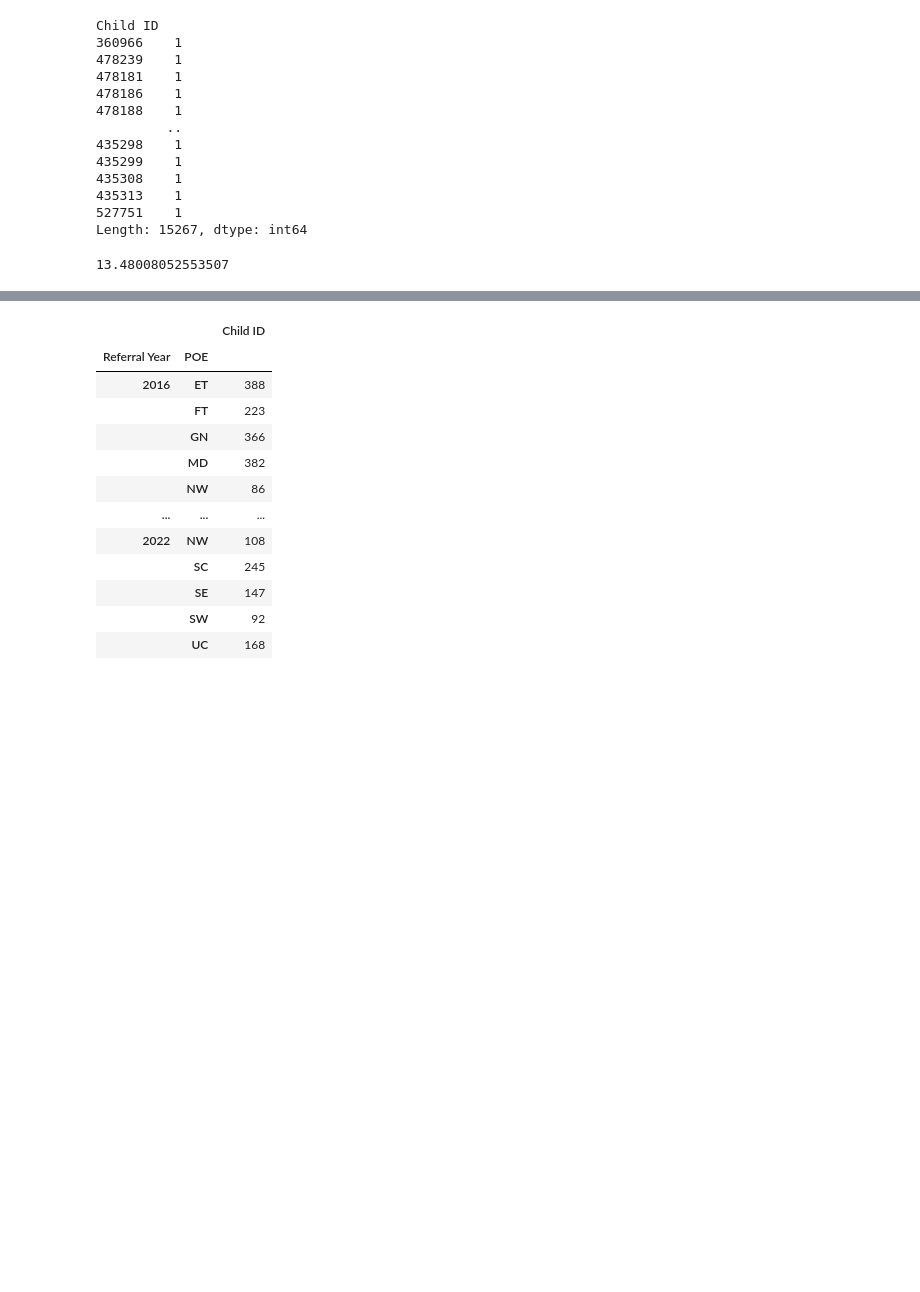
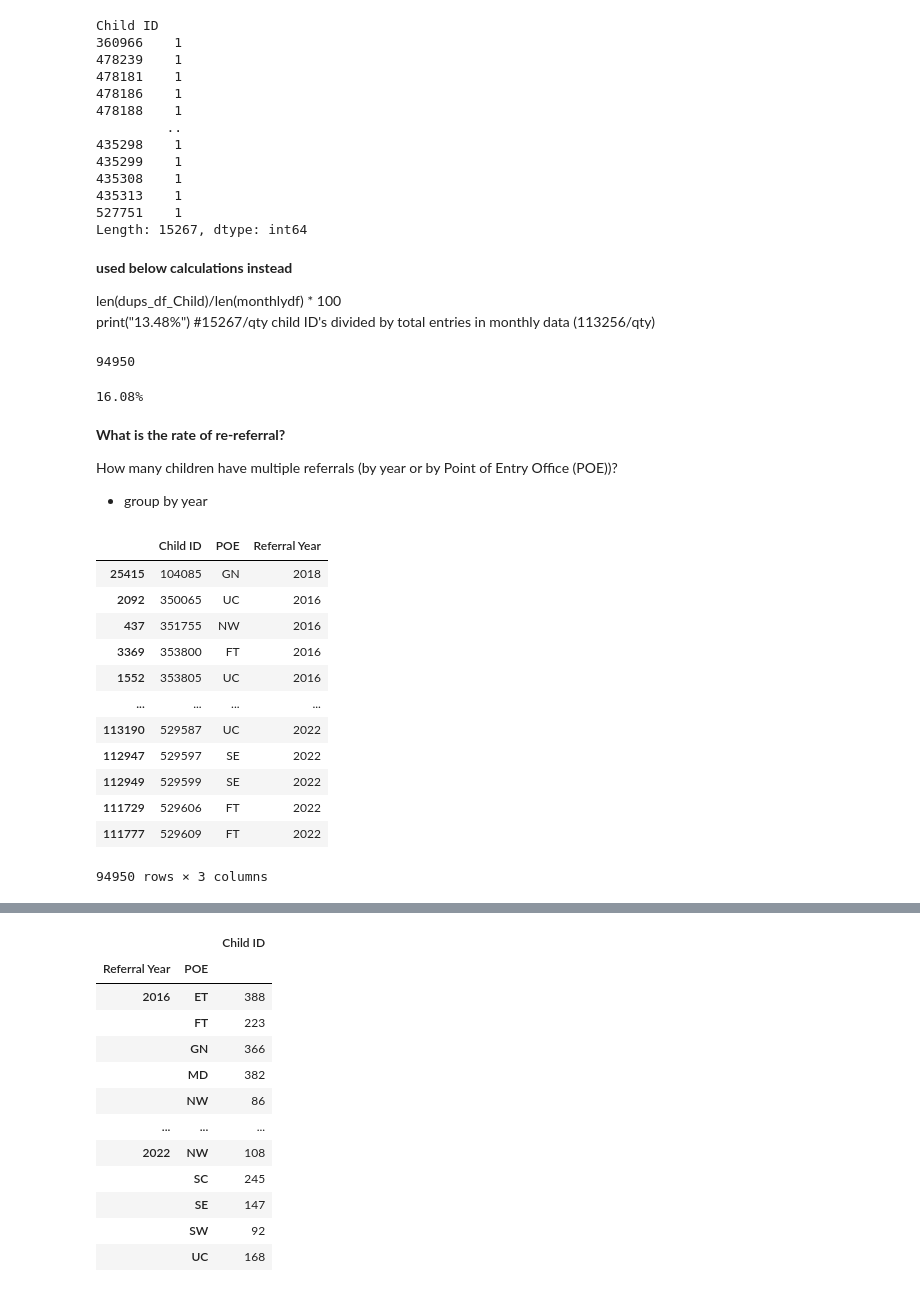
Before and after one commit to NSS-Full-Time-Data-Analytics-7/teis_project-syndrome, a Jupyter notebook: notebooks/LDR Question 1.ipynb, the cells around one changed output, grey strips where cells are left out. Cells and saved outputs as stored; diff of their text form; code cells hidden in the pictures; blank space fills up the shorter version.

```diff
--- a/notebooks/LDR Question 1.ipynb
+++ b/notebooks/LDR Question 1.ipynb
@@ -163,7 +162,41 @@ Child ID
 435313    1
 527751    1
 Length: 15267, dtype: int64
-# %%
-len(dups_df_Child)/len(monthlydf) * 100
-# %% [output]
-13.48008052553507
+# %% [markdown]
+**used below calculations instead**
+
+len(dups_df_Child)/len(monthlydf) * 100
+print("13.48%")
+#15267/qty child ID's divided by total entries in monthly data (113256/qty)
+# %%
+len(monthlydf) - len(dups_df) + len(dups_df_Child)
+# %% [output]
+94950
+# %%
+len(dups_df_Child)/(len(monthlydf) - len(dups_df) + len(dups_df_Child)) * 100
+print("16.08%")
+#15267/qty unique child ID's divided by total Child ID's in monthly data (94950/qty)
+# %% [output]
+16.08%
+# %% [markdown]
+**What is the rate of re-referral?**
+
+How many children have multiple referrals (by year or by Point of  Entry Office (POE))?
+ - group by year
+# %%
+Rerefs = slicerdf.loc[~slicerdf.duplicated(subset='Child ID', keep='first')]
+Rerefs.sort_values(by = "Child ID")
+# %% [output]
+|  | Child ID | POE | Referral Year |
+| 25415 | 104085 | GN | 2018 |
+| 2092 | 350065 | UC | 2016 |
+| 437 | 351755 | NW | 2016 |
+| 3369 | 353800 | FT | 2016 |
+| 1552 | 353805 | UC | 2016 |
+| ... | ... | ... | ... |
+| 113190 | 529587 | UC | 2022 |
+| 112947 | 529597 | SE | 2022 |
+| 112949 | 529599 | SE | 2022 |
+| 111729 | 529606 | FT | 2022 |
+| 111777 | 529609 | FT | 2022 |
+94950 rows × 3 columns
```
Also changed, not shown: parts of 17 cells of this notebook, 2 other files.
